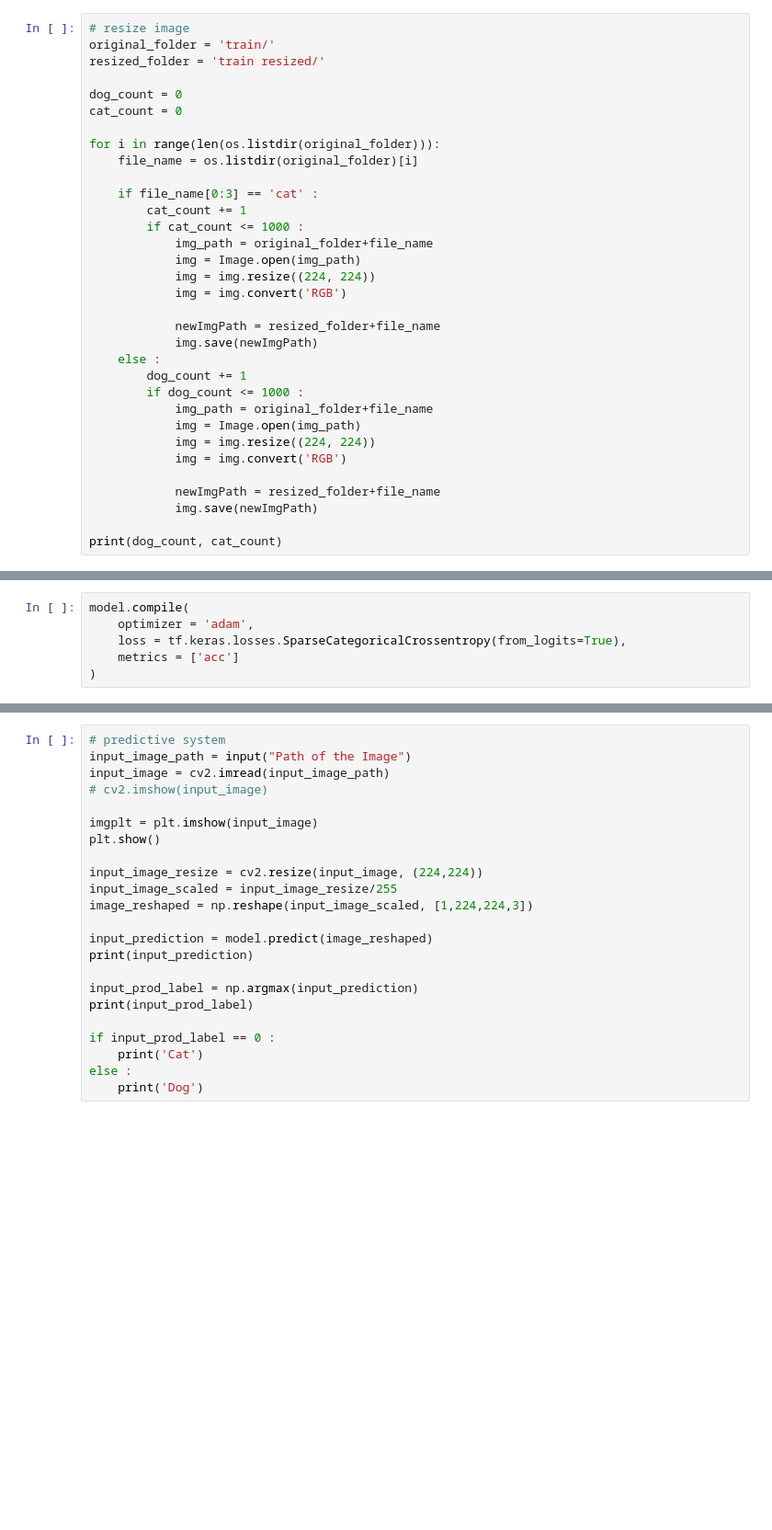
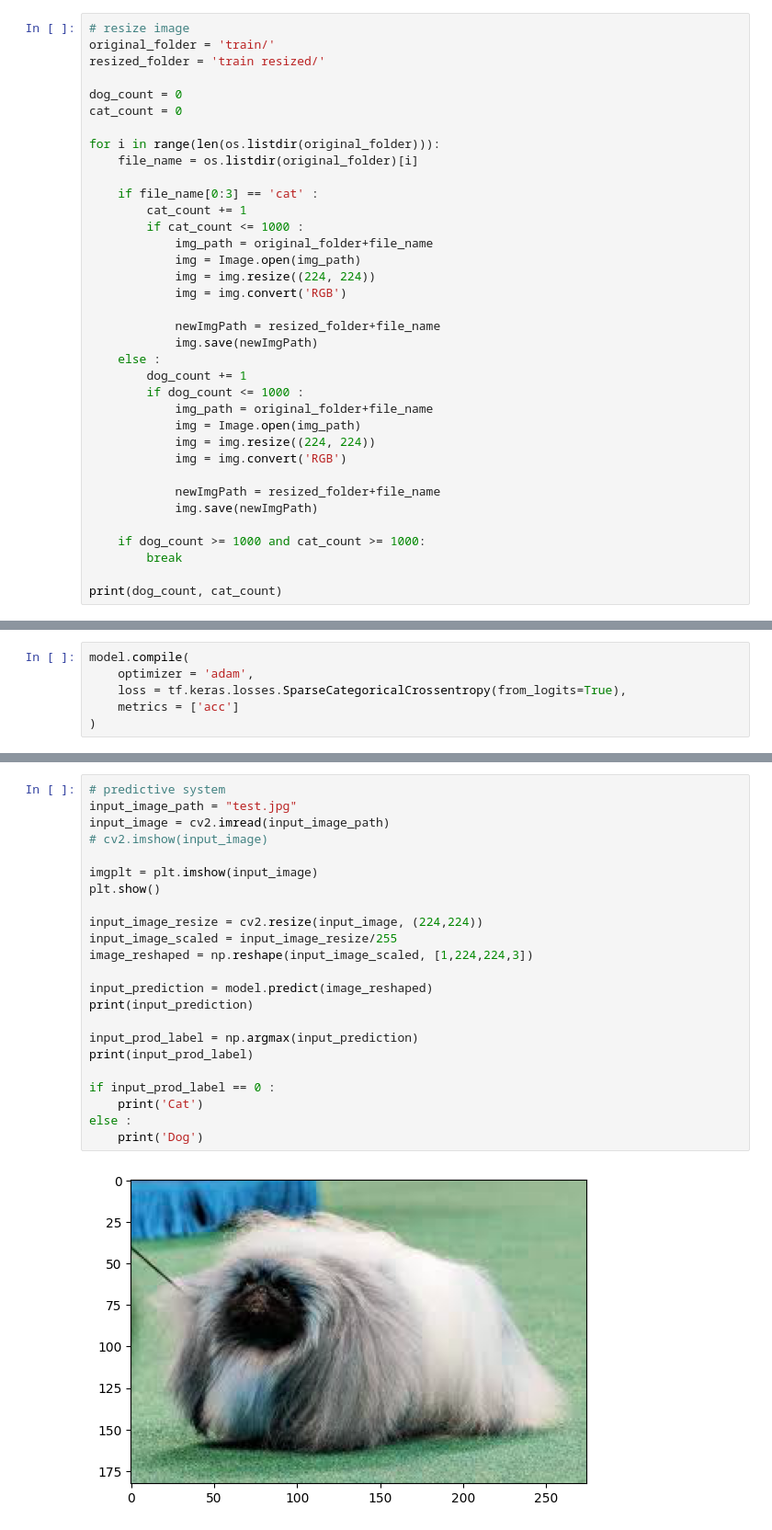
Before and after one commit to PLWEP/Image-Processing-Python, a Jupyter notebook: Cat vs Dog/Transfer Learning, MobileNet/Transfer Learning.ipynb, the cells around one changed output, grey strips where cells are left out. Shown at 92% size. Saved outputs shown, nothing was run; the diff lists cells and outputs as text; blank space fills up the shorter version.

```diff
--- a/Cat vs Dog/Transfer Learning, MobileNet/Transfer Learning.ipynb
+++ b/Cat vs Dog/Transfer Learning, MobileNet/Transfer Learning.ipynb
@@ -83,5 +81,8 @@ for i in range(len(os.listdir(original_folder))):
             newImgPath = resized_folder+file_name
             img.save(newImgPath)
 
+    if dog_count >= 1000 and cat_count >= 1000:
+        break
+
 print(dog_count, cat_count)
 # %% [output]
@@ -254,24 +217,25 @@ Accuracy :  0.98499995470047
 # %%
 # predictive system
-input_image_path = input("Path of the Image")
+input_image_path = "test.jpg"
 input_image = cv2.imread(input_image_path)
 # cv2.imshow(input_image)
 
 imgplt = plt.imshow(input_image)
 plt.show()
 
 input_image_resize = cv2.resize(input_image, (224,224))
 input_image_scaled = input_image_resize/255
 image_reshaped = np.reshape(input_image_scaled, [1,224,224,3])
 
 input_prediction = model.predict(image_reshaped)
 print(input_prediction)
 
 input_prod_label = np.argmax(input_prediction)
 print(input_prod_label)
 
 if input_prod_label == 0 :
     print('Cat')
 else :
     print('Dog')
 # %% [output]
+[figure, new version]
```
Also changed, not shown: parts of 8 cells of this notebook, 1 other file.
